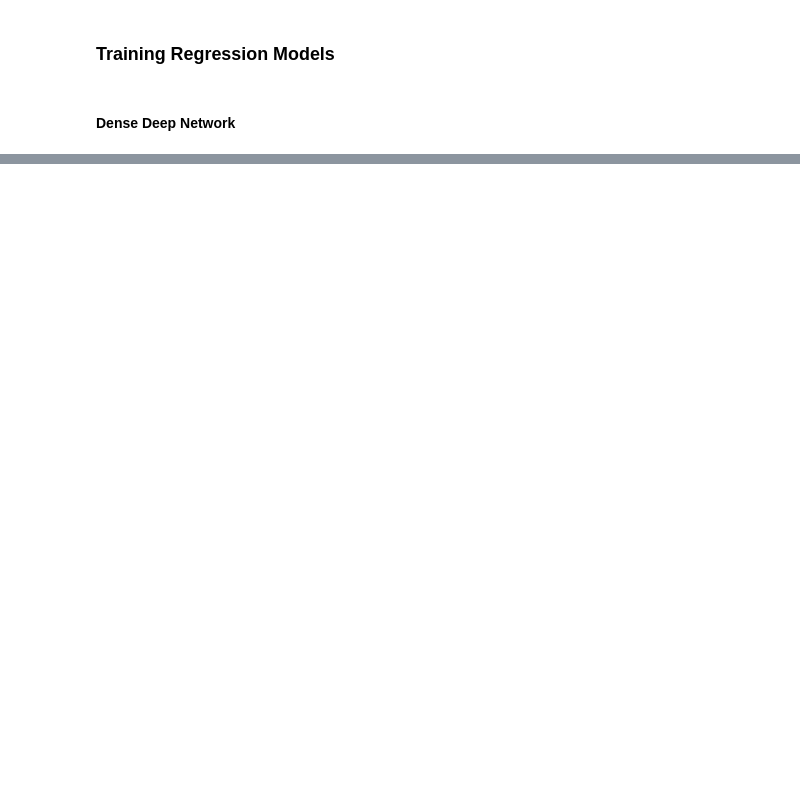
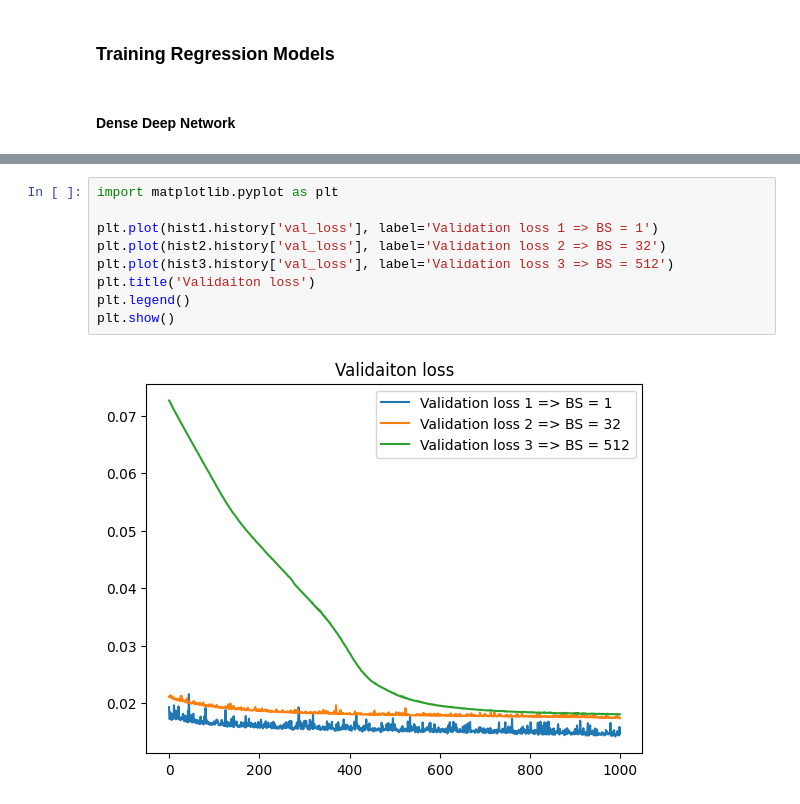
Before and after one commit to nilujafari/ML, a Jupyter notebook: stock_market_regression/dl_main.ipynb, the cells around one changed output, grey strips where cells are left out. Cells and saved outputs as stored; diff of their text form; blank space fills up the shorter version.

```diff
--- a/stock_market_regression/dl_main.ipynb
+++ b/stock_market_regression/dl_main.ipynb
@@ -116,0 +307,11 @@ Model: "sequential_1"
+# %%
+import matplotlib.pyplot as plt
+
+plt.plot(hist1.history['val_loss'], label='Validation loss 1 => BS = 1')
+plt.plot(hist2.history['val_loss'], label='Validation loss 2 => BS = 32')
+plt.plot(hist3.history['val_loss'], label='Validation loss 3 => BS = 512')
+plt.title('Validaiton loss')
+plt.legend()
+plt.show()
+# %% [output]
+[figure, added]
```
Also changed, not shown: parts of 13 cells of this notebook.
